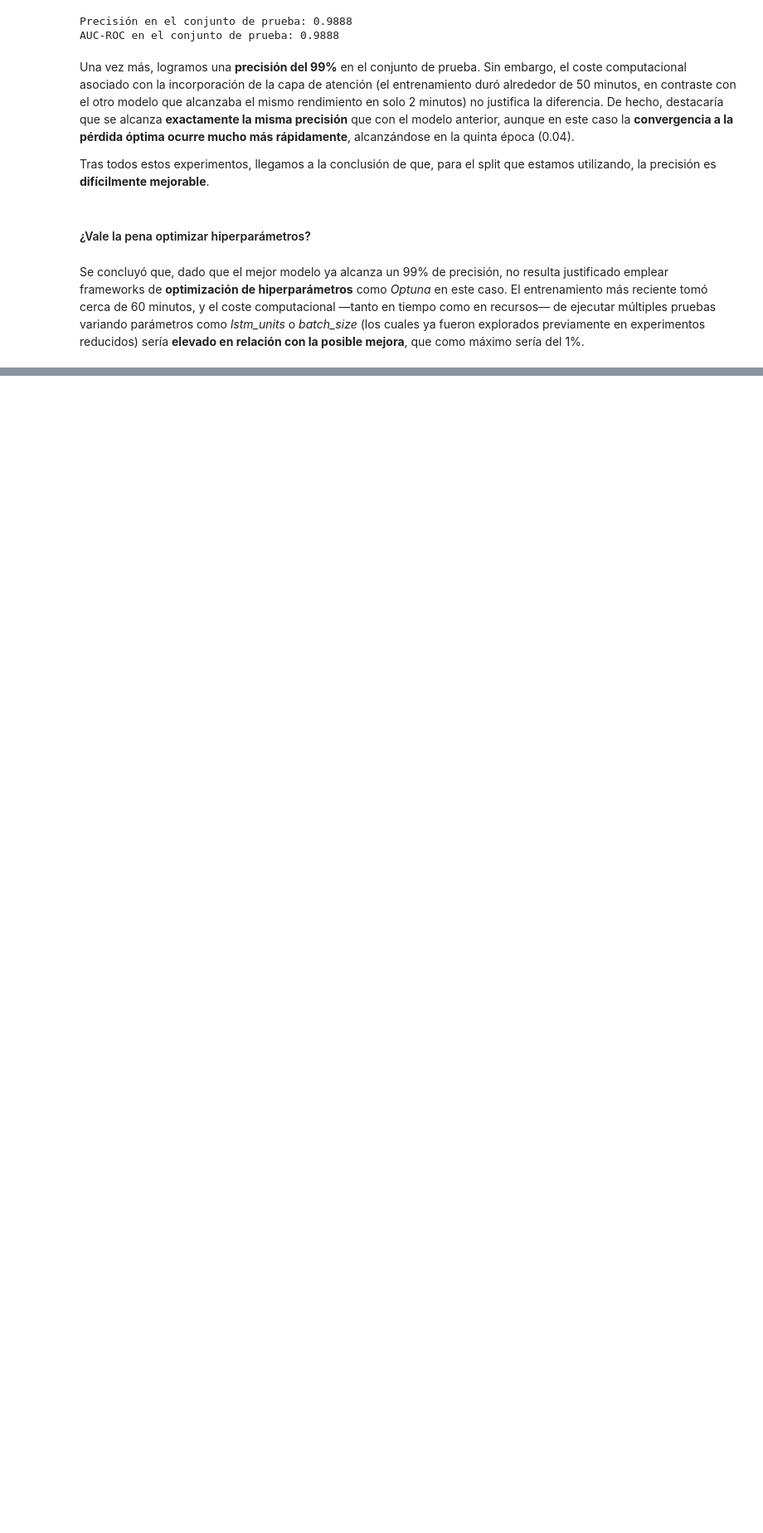
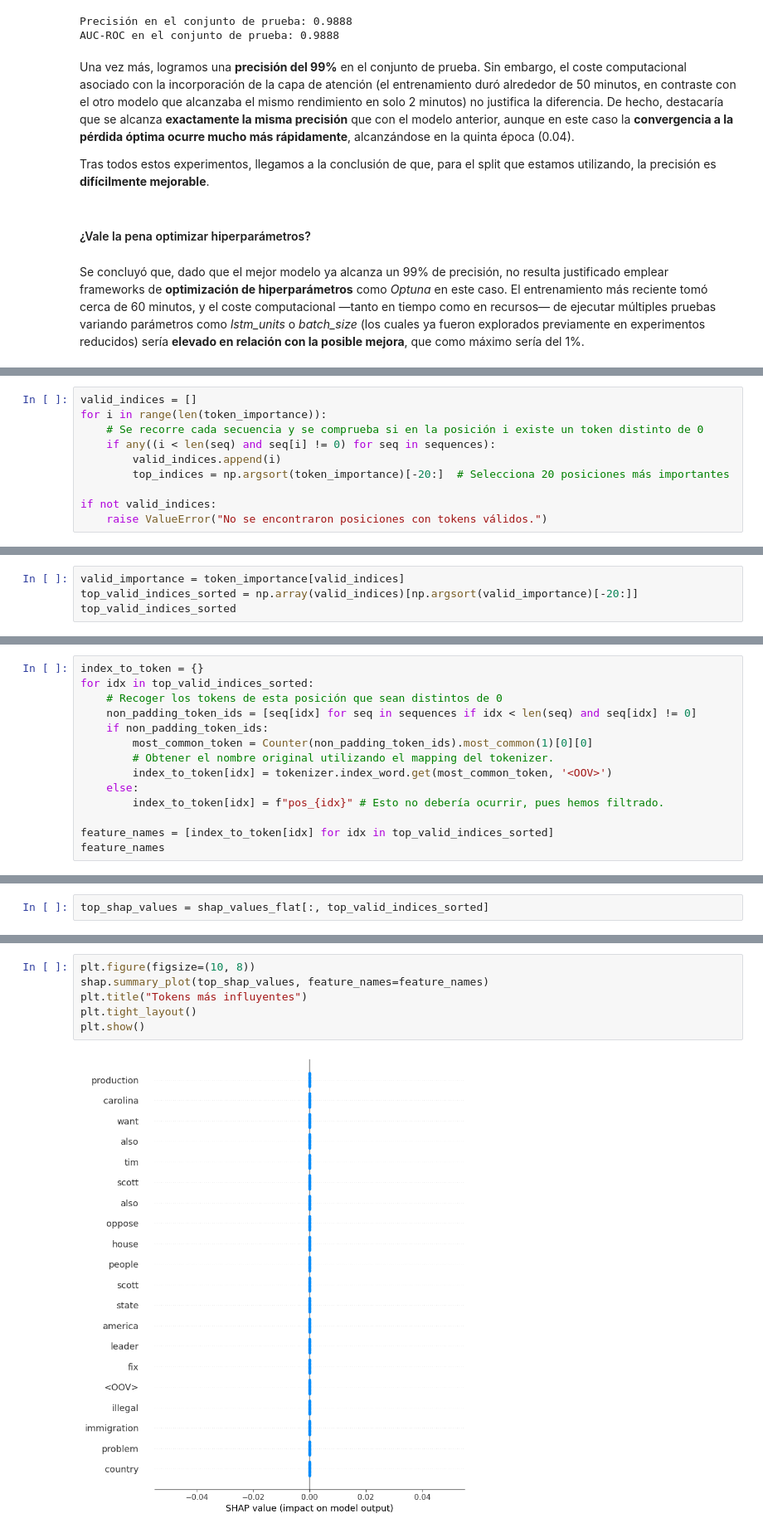
Before and after one commit to guillermo-grande/Fake-News-Detection, a Jupyter notebook: mlp_lstm.ipynb, the cells around one changed output, grey strips where cells are left out. Shown at 83% size. Cells and saved outputs as stored; diff of their text form; blank space fills up the shorter version.

Commit message:
DeepExplainer SHAP for BiLSTM v0

```diff
--- a/mlp_lstm.ipynb
+++ b/mlp_lstm.ipynb
@@ -1449,0 +1720,10 @@ Se concluyó que, dado que el mejor modelo ya alcanza un 99% de precisión, no r
+# %%
+valid_indices = []
+for i in range(len(token_importance)):
+    # Se recorre cada secuencia y se comprueba si en la posición i existe un token distinto de 0
+    if any((i < len(seq) and seq[i] != 0) for seq in sequences):
+        valid_indices.append(i)
+        top_indices = np.argsort(token_importance)[-20:]  # Selecciona 20 posiciones más importantes
+
+if not valid_indices:
+    raise ValueError("No se encontraron posiciones con tokens válidos.")
@@ -1449,0 +1732,4 @@ Se concluyó que, dado que el mejor modelo ya alcanza un 99% de precisión, no r
+# %%
+valid_importance = token_importance[valid_indices]
+top_valid_indices_sorted = np.array(valid_indices)[np.argsort(valid_importance)[-20:]]
+top_valid_indices_sorted
@@ -1449,0 +1739,14 @@ Se concluyó que, dado que el mejor modelo ya alcanza un 99% de precisión, no r
+# %%
+index_to_token = {}
+for idx in top_valid_indices_sorted:
+    # Recoger los tokens de esta posición que sean distintos de 0
+    non_padding_token_ids = [seq[idx] for seq in sequences if idx < len(seq) and seq[idx] != 0]
+    if non_padding_token_ids:
+        most_common_token = Counter(non_padding_token_ids).most_common(1)[0][0]
+        # Obtener el nombre original utilizando el mapping del tokenizer.
+        index_to_token[idx] = tokenizer.index_word.get(most_common_token, '<OOV>')
+    else:
+        index_to_token[idx] = f"pos_{idx}" # Esto no debería ocurrir, pues hemos filtrado.
+
+feature_names = [index_to_token[idx] for idx in top_valid_indices_sorted]
+feature_names
@@ -1449,0 +1776,2 @@ Se concluyó que, dado que el mejor modelo ya alcanza un 99% de precisión, no r
+# %%
+top_shap_values = shap_values_flat[:, top_valid_indices_sorted]
@@ -1449,0 +1780,8 @@ Se concluyó que, dado que el mejor modelo ya alcanza un 99% de precisión, no r
+# %%
+plt.figure(figsize=(10, 8))
+shap.summary_plot(top_shap_values, feature_names=feature_names)
+plt.title("Tokens más influyentes")
+plt.tight_layout()
+plt.show()
+# %% [output]
+[figure, added]
```
Also changed, not shown: parts of 33 cells of this notebook, 1 other file.
